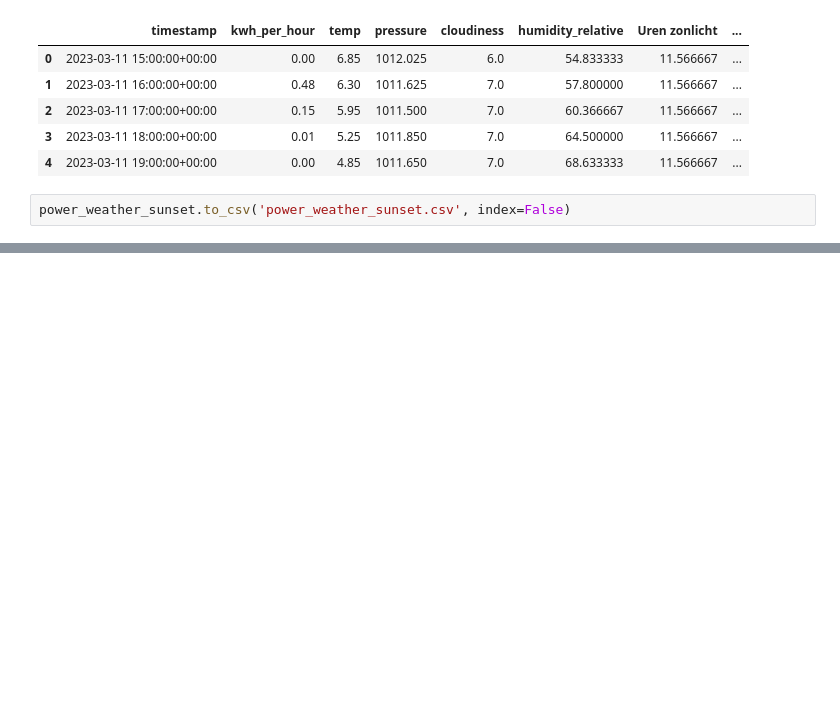
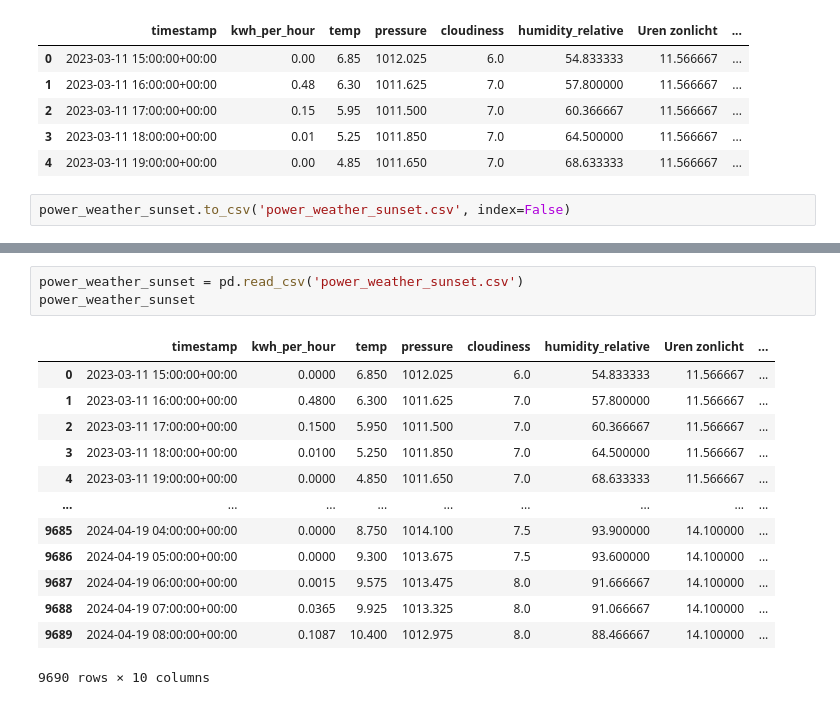
Before and after one commit to Robin-12/Project-Solar, a Jupyter notebook: Project_Solar.ipynb, the cells around one changed output, grey strips where cells are left out. Cells and saved outputs as stored; diff of their text form; blank space fills up the shorter version.

```diff
--- a/Project_Solar.ipynb
+++ b/Project_Solar.ipynb
@@ -1185,0 +1572,17 @@ power_weather_sunset.to_csv('power_weather_sunset.csv', index=False)
+# %%
+power_weather_sunset = pd.read_csv('power_weather_sunset.csv')
+power_weather_sunset
+# %% [output]
+|  | timestamp | kwh_per_hour | temp | pressure | cloudiness | humidity_relative | Uren zonlicht | ... |
+| 0 | 2023-03-11 15:00:00+00:00 | 0.0000 | 6.850 | 1012.025 | 6.0 | 54.833333 | 11.566667 | ... |
+| 1 | 2023-03-11 16:00:00+00:00 | 0.4800 | 6.300 | 1011.625 | 7.0 | 57.800000 | 11.566667 | ... |
+| 2 | 2023-03-11 17:00:00+00:00 | 0.1500 | 5.950 | 1011.500 | 7.0 | 60.366667 | 11.566667 | ... |
+| 3 | 2023-03-11 18:00:00+00:00 | 0.0100 | 5.250 | 1011.850 | 7.0 | 64.500000 | 11.566667 | ... |
+| 4 | 2023-03-11 19:00:00+00:00 | 0.0000 | 4.850 | 1011.650 | 7.0 | 68.633333 | 11.566667 | ... |
+| ... | ... | ... | ... | ... | ... | ... | ... | ... |
+| 9685 | 2024-04-19 04:00:00+00:00 | 0.0000 | 8.750 | 1014.100 | 7.5 | 93.900000 | 14.100000 | ... |
+| 9686 | 2024-04-19 05:00:00+00:00 | 0.0000 | 9.300 | 1013.675 | 7.5 | 93.600000 | 14.100000 | ... |
+| 9687 | 2024-04-19 06:00:00+00:00 | 0.0015 | 9.575 | 1013.475 | 8.0 | 91.666667 | 14.100000 | ... |
+| 9688 | 2024-04-19 07:00:00+00:00 | 0.0365 | 9.925 | 1013.325 | 8.0 | 91.066667 | 14.100000 | ... |
+| 9689 | 2024-04-19 08:00:00+00:00 | 0.1087 | 10.400 | 1012.975 | 8.0 | 88.466667 | 14.100000 | ... |
+9690 rows × 10 columns
```
Also changed, not shown: parts of 58 cells of this notebook, 3 other files.
